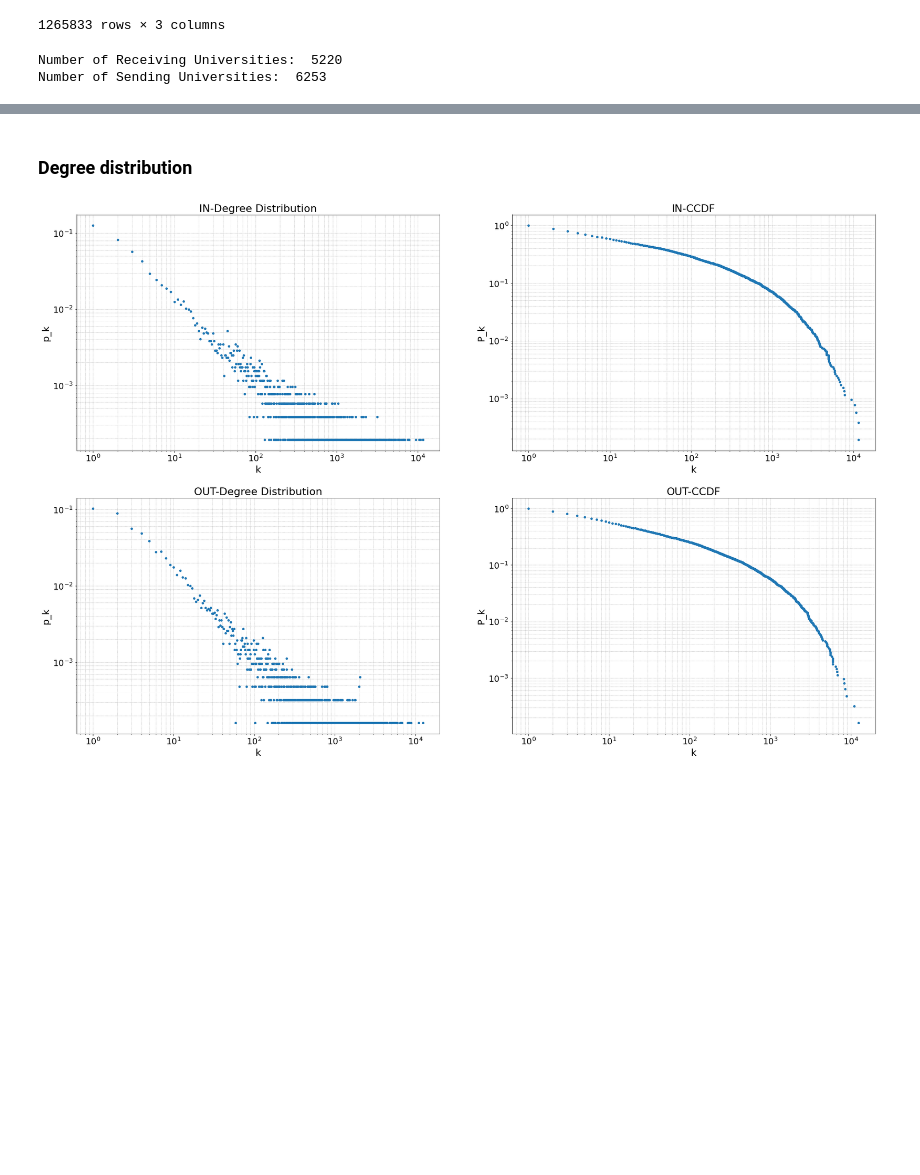
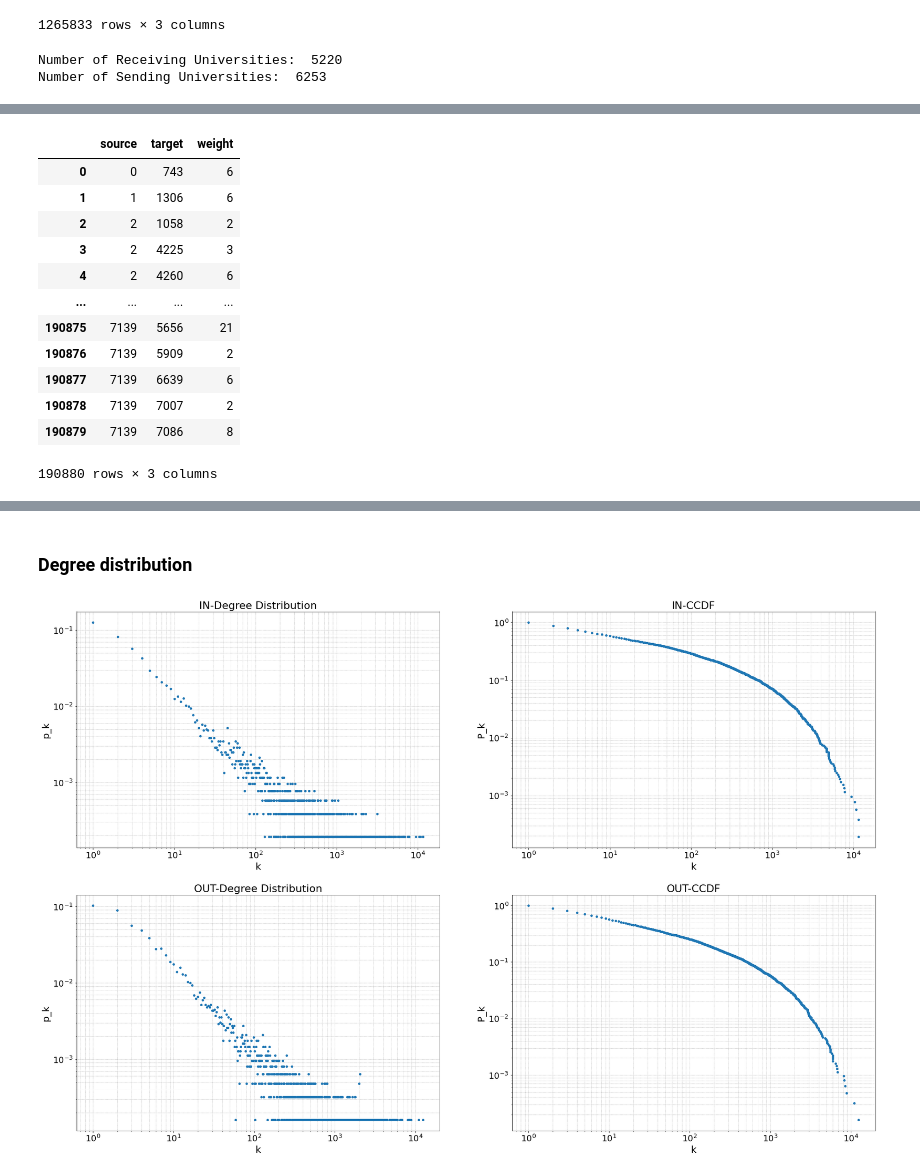
Before and after one commit to FilippoBragato/ErasmusMobilityStudy, a Jupyter notebook: ErasmusForStudy_Network14-19.ipynb, the cells around one changed output, grey strips where cells are left out. Cells and saved outputs as stored; diff of their text form; code cells hidden in the pictures; blank space fills up the shorter version.

```diff
--- a/ErasmusForStudy_Network14-19.ipynb
+++ b/ErasmusForStudy_Network14-19.ipynb
@@ -111,0 +115,18 @@ plt.show()
+# %%
+edges = mobility_serie.copy().reset_index(level=[0,1])
+edges.rename({'SendId': 'source','RecId': 'target', 'Participants':'weight'}, axis=1, inplace=True)
+display(edges)
+# %% [output]
+|  | source | target | weight |
+| 0 | 0 | 743 | 6 |
+| 1 | 1 | 1306 | 6 |
+| 2 | 2 | 1058 | 2 |
+| 3 | 2 | 4225 | 3 |
+| 4 | 2 | 4260 | 6 |
+| ... | ... | ... | ... |
+| 190875 | 7139 | 5656 | 21 |
+| 190876 | 7139 | 5909 | 2 |
+| 190877 | 7139 | 6639 | 6 |
+| 190878 | 7139 | 7007 | 2 |
+| 190879 | 7139 | 7086 | 8 |
+190880 rows × 3 columns
```
Also changed, not shown: parts of 10 cells of this notebook.
